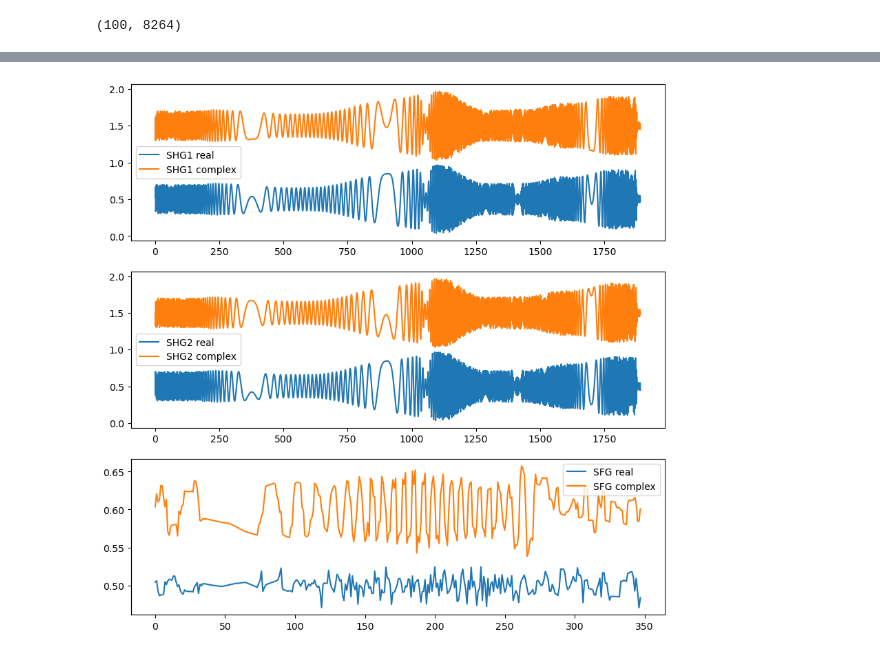
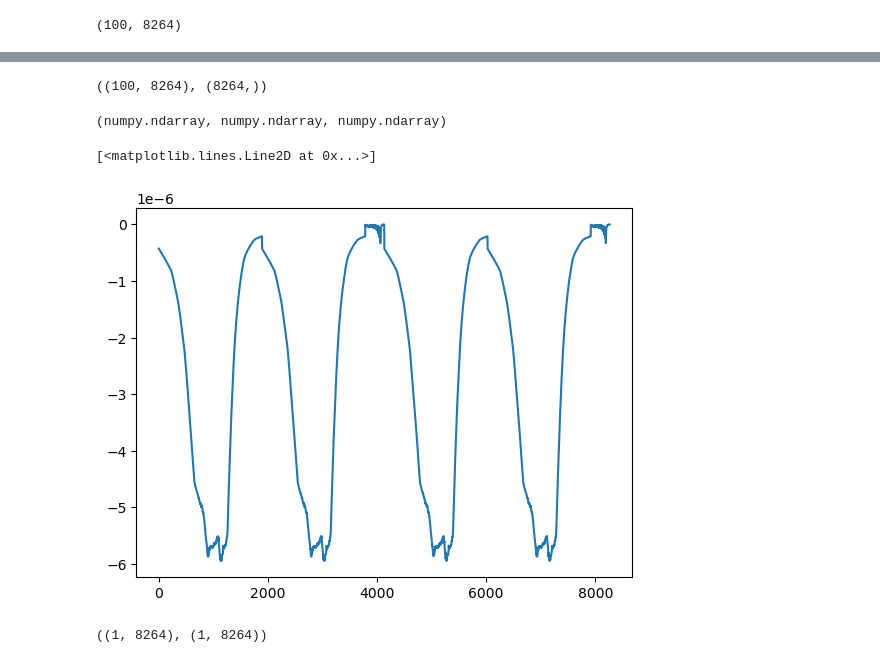
Before and after one commit to theerfan/LaserSTM, a Jupyter notebook: slides.ipynb, the cells around one changed output, grey strips where cells are left out. Drawn from its saved outputs; the diff is of its cells as text; code cells hidden in the pictures.

```diff
--- a/slides.ipynb
+++ b/slides.ipynb
@@ -27,0 +47,2 @@ with h5py.File(os.path.join(data_dir, "y_new_data.h5"), "r") as file:
+# %%
+input_data, slice_output_data, _ = get_file_x_sample_y(file_idx, range(sample_idx, sample_idx + 10, 1))
@@ -48,34 +145,8 @@ data.shape
-# %%
-shg1_real, shg1_complex, shg2_real, shg2_complex, sfg_real, sfg_complex = re_im_sep_vectors(data)
-
-# for all of them, get the last index
-shg1_real = shg1_real[-1]
-shg1_complex = shg1_complex[-1]
-shg2_real = shg2_real[-1]
-shg2_complex = shg2_complex[-1]
-sfg_real = sfg_real[-1]
-sfg_complex = sfg_complex[-1]
-
-
-shg_offset = 1
-sfg_offset = 0.1
-
-# plot each signal separately
-fig, ax = plt.subplots(3, 1, figsize=(10, 10))
-ax[0].plot(shg1_real, label="SHG1 real")
-ax[0].plot(shg1_complex + shg_offset, label="SHG1 complex")
-ax[0].legend()
-
-ax[1].plot(shg2_real, label="SHG2 real")
-ax[1].plot(shg2_complex + shg_offset, label="SHG2 complex")
-ax[1].legend()
-
-ax[2].plot(sfg_real, label="SFG real")
-ax[2].plot(sfg_complex + sfg_offset, label="SFG complex")
-ax[2].legend()
-
-# plt.show()
-
-plt.savefig("re_im_sep.png")
-# %% [output]
-[figure, removed]
+# %%
+model_preds_loaded.shape, model_preds_item.shape
+# %% [output]
+((100, 8264), (8264,))
+# %%
+type(input_data), type(crystal_output_data), type(slice_output_data)
+# %% [output]
+(numpy.ndarray, numpy.ndarray, numpy.ndarray)
@@ -81,0 +158,16 @@ plt.savefig("re_im_sep.png")
+# %%
+# do the inverse scaling
+input_data = scaler.inverse_transform(input_data)
+slice_output_data = scaler.inverse_transform(slice_output_data)
+crystal_output_data = scaler.inverse_transform(crystal_output_data)
+model_pred_data = scaler.inverse_transform(model_pred_data)
+# %%
+test = scaler.inverse_transform(input_data[0:1,:])
+plt.plot(test[0,:])
+# %% [output]
+[<matplotlib.lines.Line2D at 0x...>]
+[figure, added]
+# %%
+crystal_output_data.shape, slice_output_data.shape
+# %% [output]
+((1, 8264), (1, 8264))
```
Also changed, not shown: parts of 26 cells of this notebook, 1 other file.
